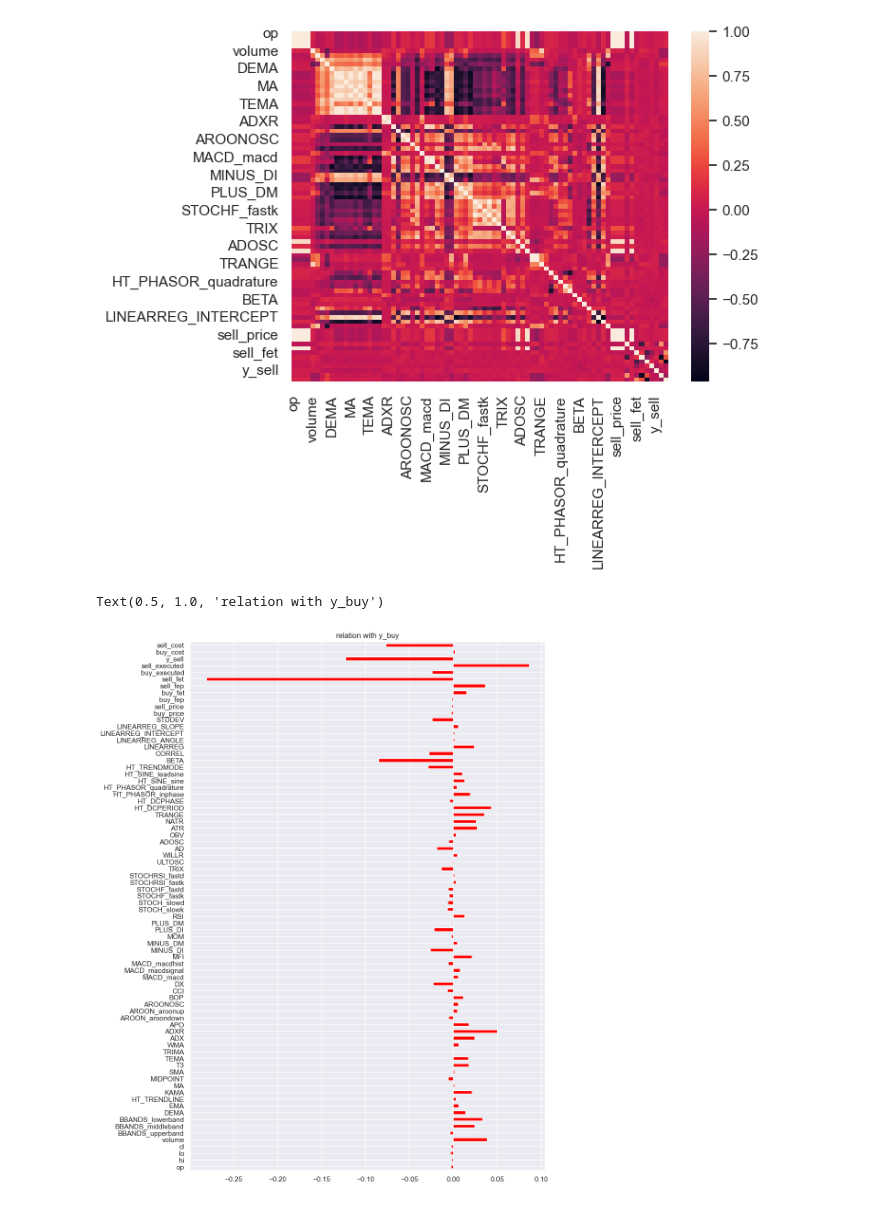
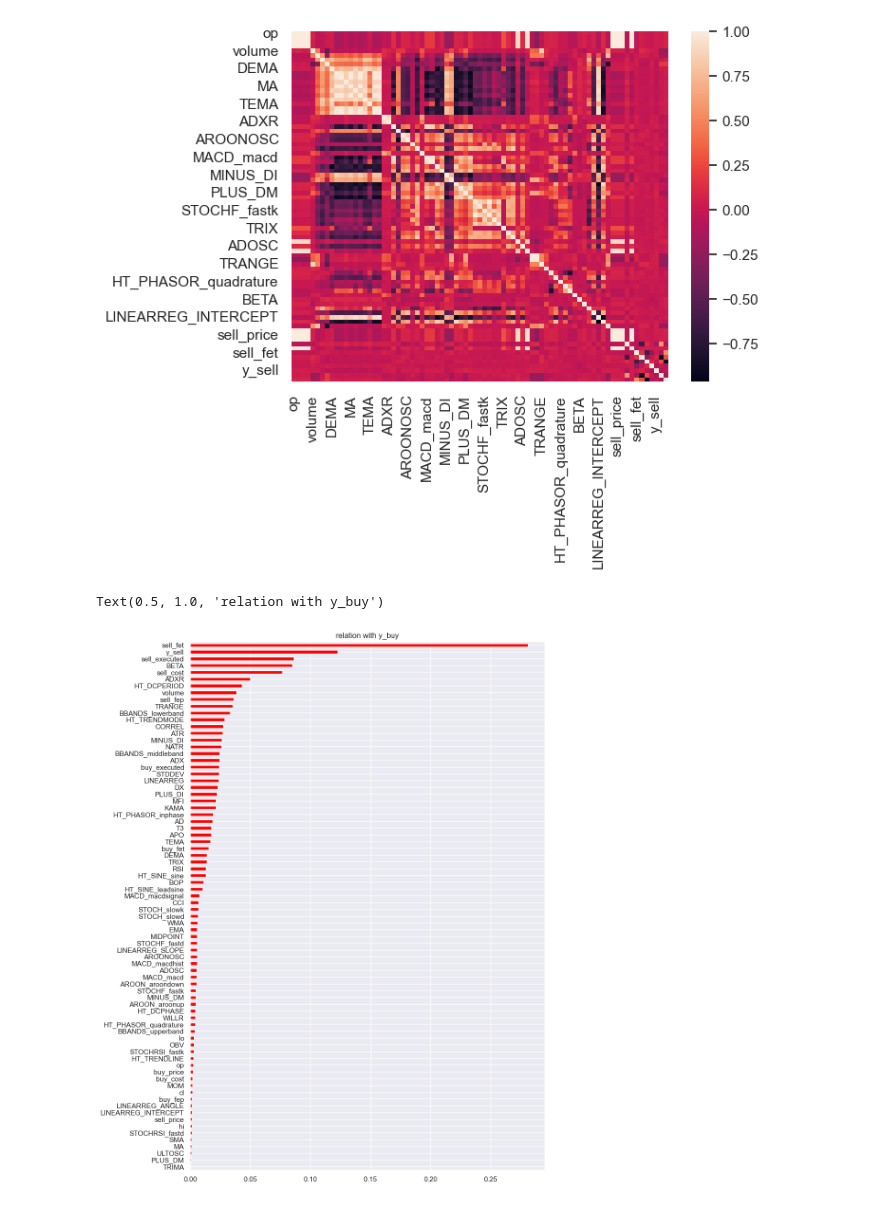
Before and after one commit to CosmoMax10/robin_mlbot_practice, a Jupyter notebook: features_engineering_practice.ipynb, the cells around one changed output. Drawn from its saved outputs; the diff is of its cells as text; code cells hidden in the pictures.

```diff
--- a/features_engineering_practice.ipynb
+++ b/features_engineering_practice.ipynb
@@ -329,15 +329,16 @@ sns.heatmap(df.corr())
 # %%
 y = df['y_buy']
 df_1 = df.drop(['y_buy'], axis=1)
 
 df_corr = df_1.corrwith(y)
+df_corr_sorted = df_corr.abs().sort_values(ascending=True)
 
 plt.figure(figsize=(10, 15))
-df_corr.plot.barh(color='red')
+df_corr_sorted.plot.barh(color='red')
 plt.title('relation with y_buy')
 # %% [output]
 Text(0.5, 1.0, 'relation with y_buy')
-[figure, old version]
+[figure, new version]
 # %%
 y = df['y_sell']
 df_1 = df.drop(['y_sell'], axis=1)
```
Also changed, not shown: parts of 7 cells of this notebook.
